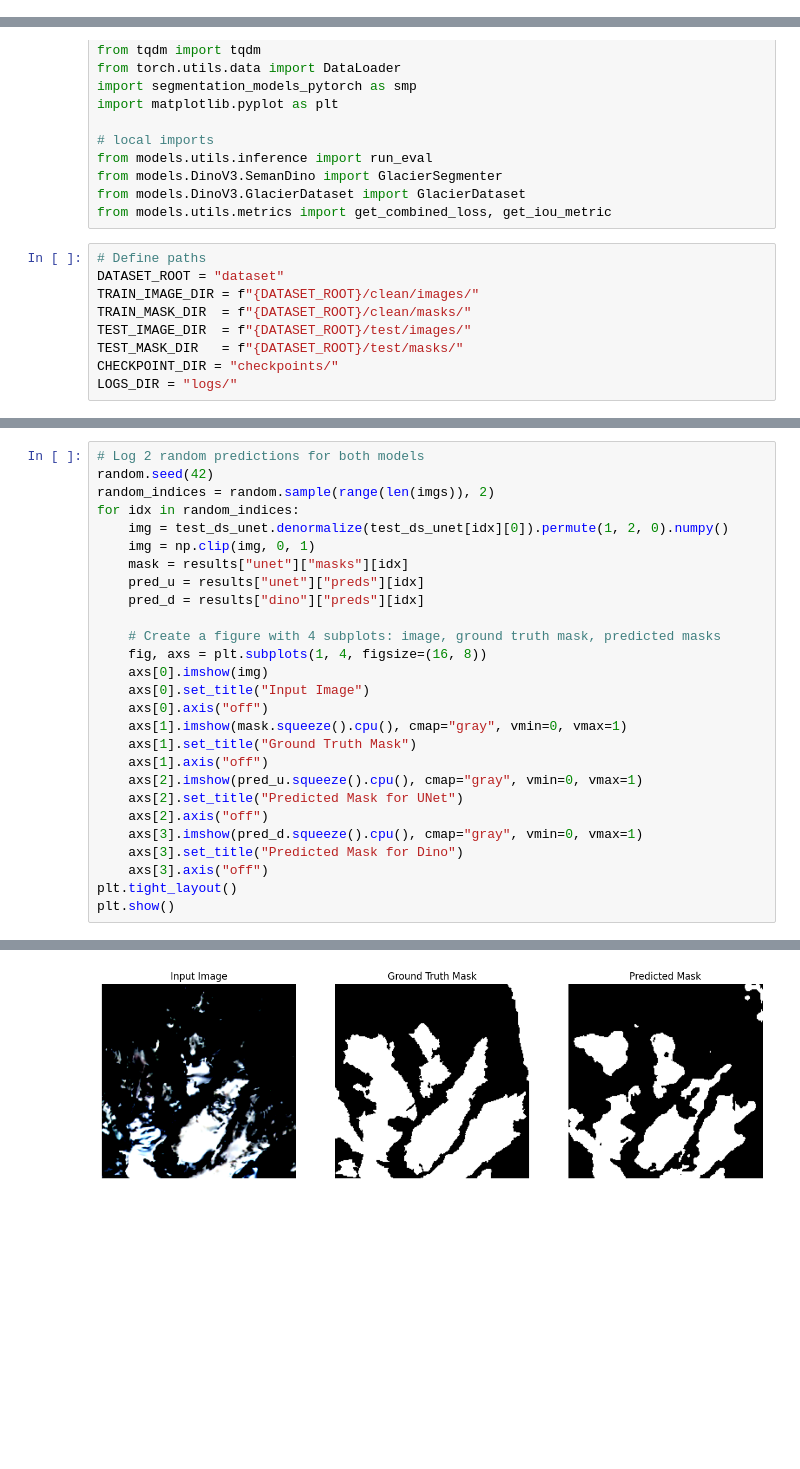
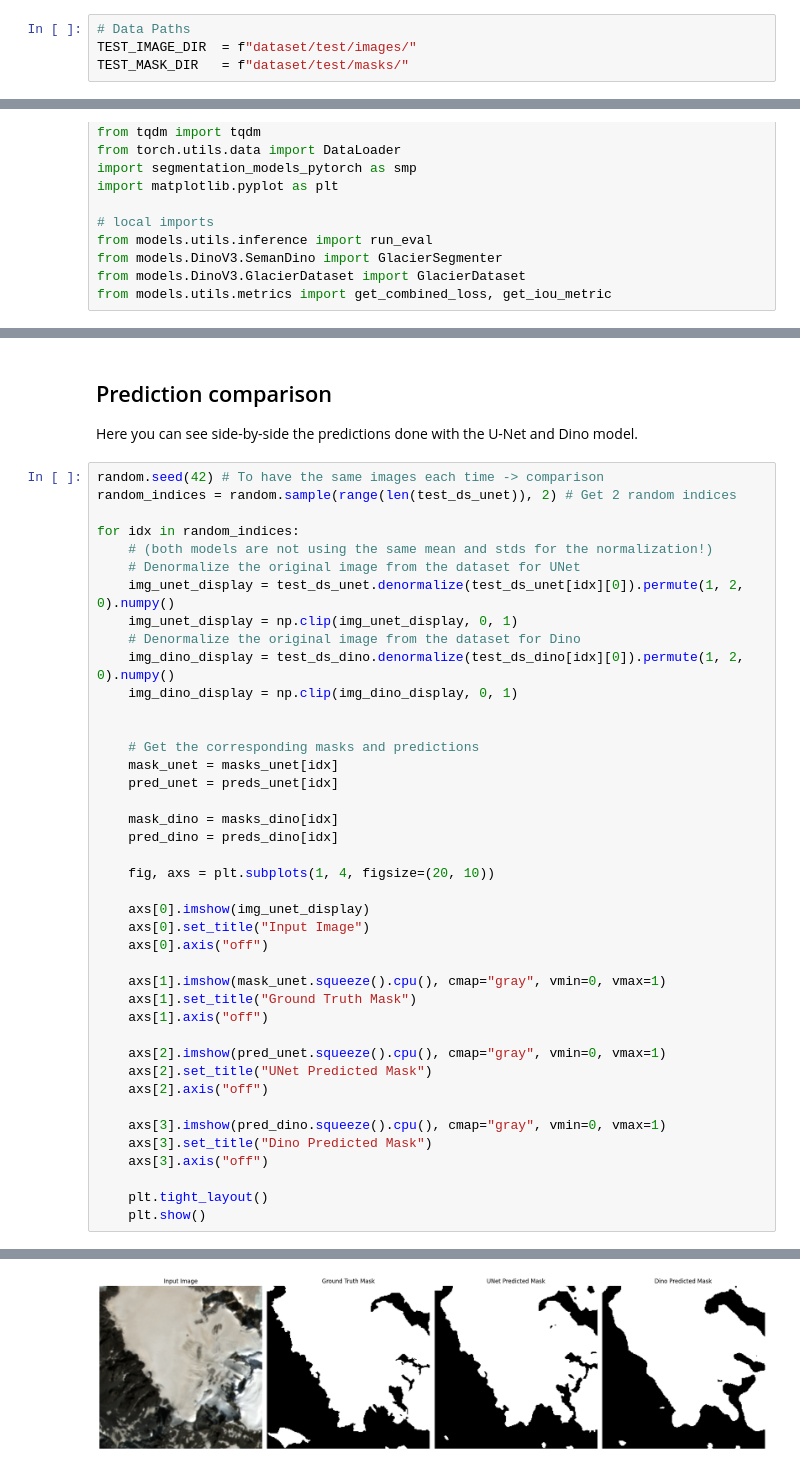
Before and after one commit to corentinsup/IPEO-Project, a Jupyter notebook: inference.ipynb, the cells around one changed output, grey strips where cells are left out. Cells and saved outputs as stored; diff of their text form; blank space fills up the shorter version.

Commit message:
Final inference notebook with dino

```diff
--- a/inference.ipynb
+++ b/inference.ipynb
@@ -44,0 +62,4 @@ os.chdir("/content/drive/My Drive/Colab Notebooks/IPEO_Projet")
+# %%
+# Data Paths
+TEST_IMAGE_DIR  = f"dataset/test/images/"
+TEST_MASK_DIR   = f"dataset/test/masks/"
@@ -58,12 +82,3 @@ from models.utils.inference import run_eval
 from models.DinoV3.SemanDino import GlacierSegmenter
 from models.DinoV3.GlacierDataset import GlacierDataset
 from models.utils.metrics import get_combined_loss, get_iou_metric
-# %%
-# Define paths
-DATASET_ROOT = "dataset"
-TRAIN_IMAGE_DIR = f"{DATASET_ROOT}/clean/images/"
-TRAIN_MASK_DIR  = f"{DATASET_ROOT}/clean/masks/"
-TEST_IMAGE_DIR  = f"{DATASET_ROOT}/test/images/"
-TEST_MASK_DIR   = f"{DATASET_ROOT}/test/masks/"
-CHECKPOINT_DIR = "checkpoints/"
-LOGS_DIR = "logs/"
@@ -184,28 +237,45 @@ Test Loss: 0.3226, Test IoU: 0.7573
+# %% [markdown]
+## Prediction comparison
+Here you can see side-by-side the predictions done with the U-Net and Dino model.
 # %%
-# Log 2 random predictions for both models
-random.seed(42)
-random_indices = random.sample(range(len(imgs)), 2)
+random.seed(42) # To have the same images each time -> comparison
+random_indices = random.sample(range(len(test_ds_unet)), 2) # Get 2 random indices
+
 for idx in random_indices:
-    img = test_ds_unet.denormalize(test_ds_unet[idx][0]).permute(1, 2, 0).numpy()
-    img = np.clip(img, 0, 1)
-    mask = results["unet"]["masks"][idx]
-    pred_u = results["unet"]["preds"][idx]
-    pred_d = results["dino"]["preds"][idx]
+    # (both models are not using the same mean and stds for the normalization!)
+    # Denormalize the original image from the dataset for UNet
+    img_unet_display = test_ds_unet.denormalize(test_ds_unet[idx][0]).permute(1, 2, 0).numpy()
+    img_unet_display = np.clip(img_unet_display, 0, 1)
+    # Denormalize the original image from the dataset for Dino
+    img_dino_display = test_ds_dino.denormalize(test_ds_dino[idx][0]).permute(1, 2, 0).numpy()
+    img_dino_display = np.clip(img_dino_display, 0, 1)
 
-    # Create a figure with 4 subplots: image, ground truth mask, predicted masks
-    fig, axs = plt.subplots(1, 4, figsize=(16, 8))
-    axs[0].imshow(img)
+
+    # Get the corresponding masks and predictions
+    mask_unet = masks_unet[idx]
+    pred_unet = preds_unet[idx]
+
+    mask_dino = masks_dino[idx]
+    pred_dino = preds_dino[idx]
+
+    fig, axs = plt.subplots(1, 4, figsize=(20, 10))
+
+    axs[0].imshow(img_unet_display)
     axs[0].set_title("Input Image")
     axs[0].axis("off")
-    axs[1].imshow(mask.squeeze().cpu(), cmap="gray", vmin=0, vmax=1)
+
+    axs[1].imshow(mask_unet.squeeze().cpu(), cmap="gray", vmin=0, vmax=1)
     axs[1].set_title("Ground Truth Mask")
     axs[1].axis("off")
-    axs[2].imshow(pred_u.squeeze().cpu(), cmap="gray", vmin=0, vmax=1)
-    axs[2].set_title("Predicted Mask for UNet")
+
+    axs[2].imshow(pred_unet.squeeze().cpu(), cmap="gray", vmin=0, vmax=1)
+    axs[2].set_title("UNet Predicted Mask")
     axs[2].axis("off")
-    axs[3].imshow(pred_d.squeeze().cpu(), cmap="gray", vmin=0, vmax=1)
-    axs[3].set_title("Predicted Mask for Dino")
+
+    axs[3].imshow(pred_dino.squeeze().cpu(), cmap="gray", vmin=0, vmax=1)
+    axs[3].set_title("Dino Predicted Mask")
     axs[3].axis("off")
-plt.tight_layout()
-plt.show()
+
+    plt.tight_layout()
+    plt.show()
 # %% [output]
@@ -213 +282 @@ WARNING:matplotlib.image:Clipping input data to the valid range for imshow with
-[figure, old version]
+[figure, new version]
```
Also changed, not shown: parts of 21 cells of this notebook.
